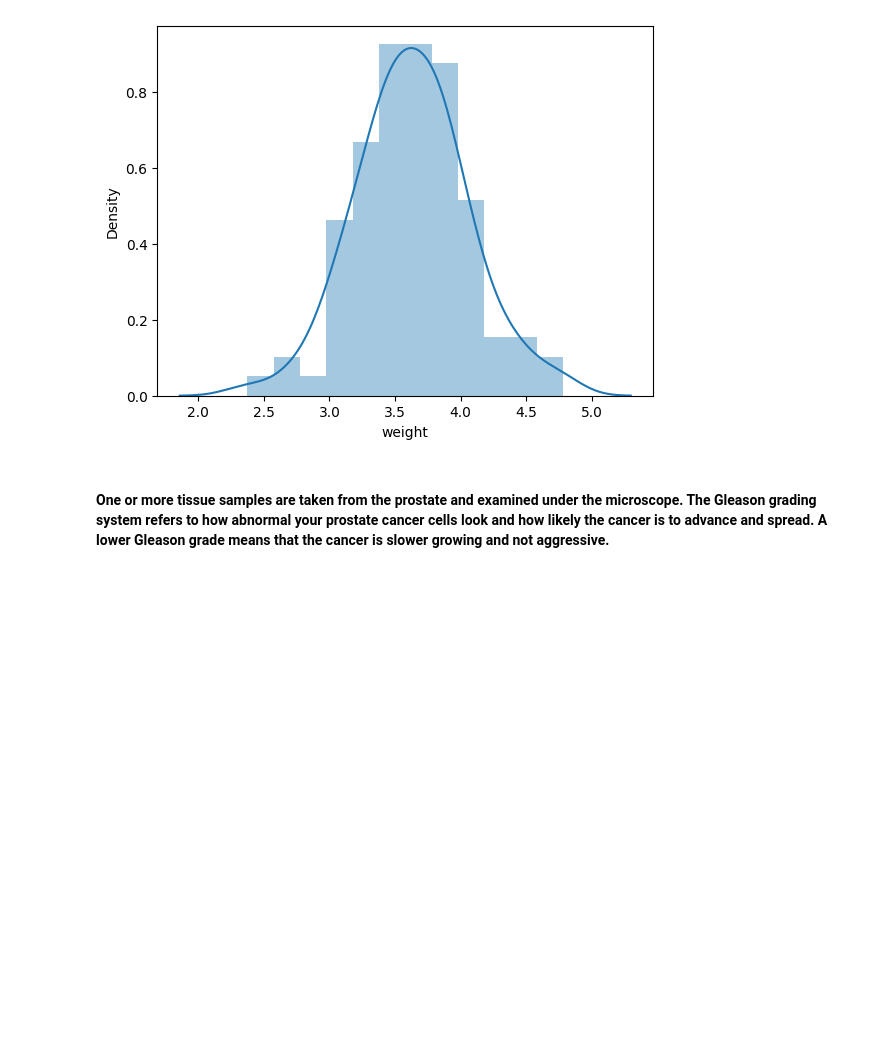
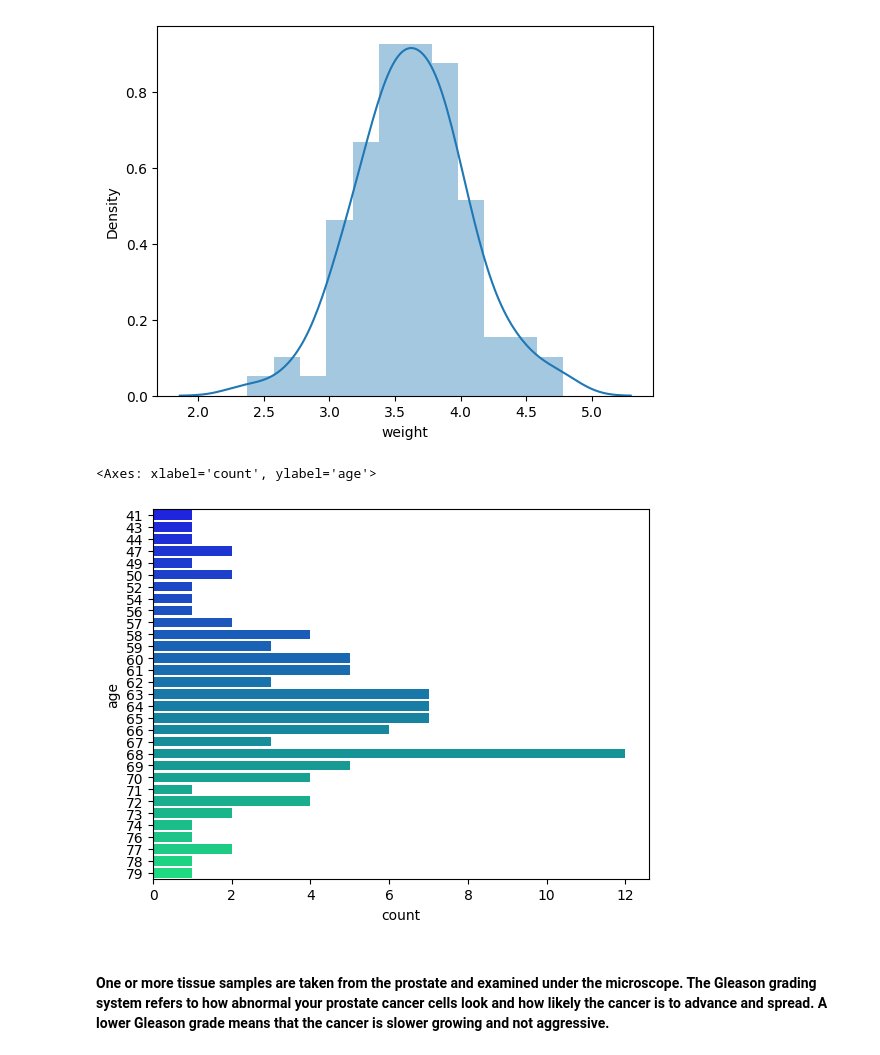
Before and after one commit to Ammon21/Prostate-Cancer-Detection, a Jupyter notebook: notebooks/EDA.ipynb, the cells around one changed output. Saved outputs shown, nothing was run; the diff lists cells and outputs as text; code cells hidden in the pictures; blank space fills up the shorter version.

```diff
--- a/notebooks/EDA.ipynb
+++ b/notebooks/EDA.ipynb
@@ -69,6 +70,11 @@ sns.distplot(df.weight)
 # %% [output]
 <Axes: xlabel='weight', ylabel='Density'>
 [figure]
+# %%
+sns.countplot(data=df, y="age", palette="winter")
+# %% [output]
+<Axes: xlabel='count', ylabel='age'>
+[figure, added]
 # %% [markdown]
 #### One or more tissue samples are taken from the prostate and examined under the microscope. The Gleason grading system refers to how abnormal your prostate cancer cells look and how likely the cancer is to advance and spread. A lower Gleason grade means that the cancer is slower growing and not aggressive.
 # %%
```
Also changed, not shown: parts of 11 cells of this notebook, 2 other files.
